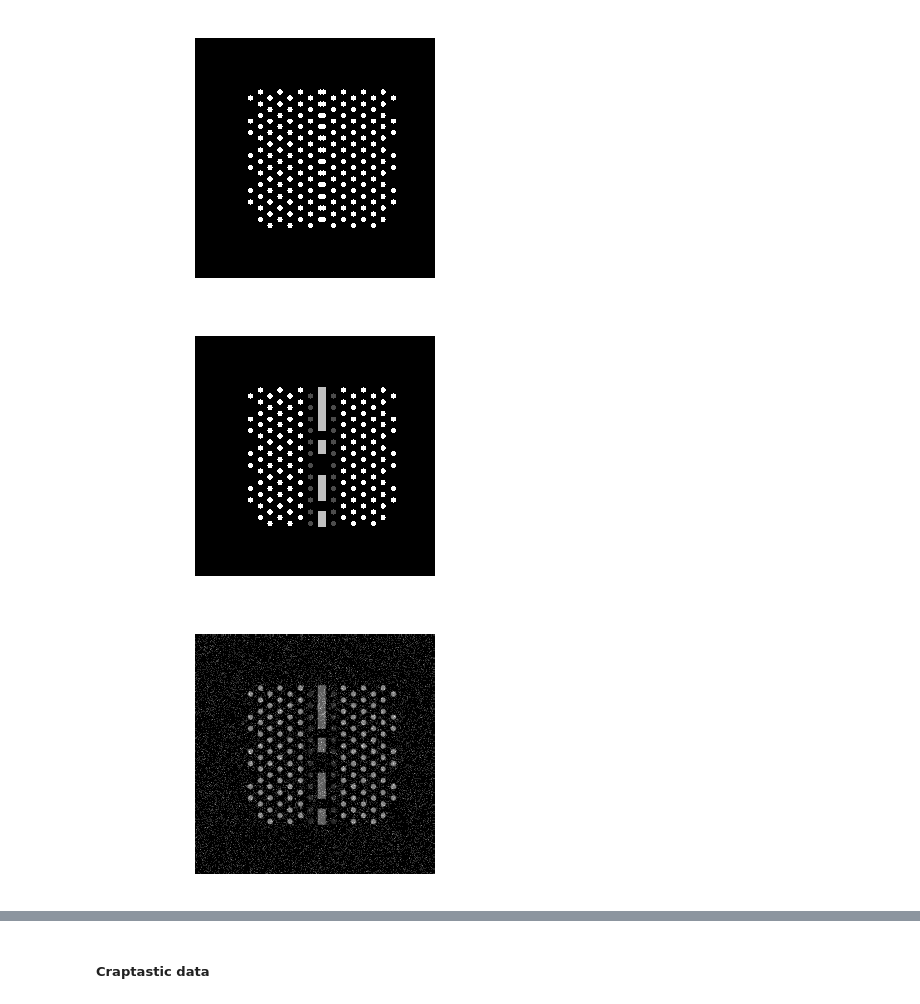
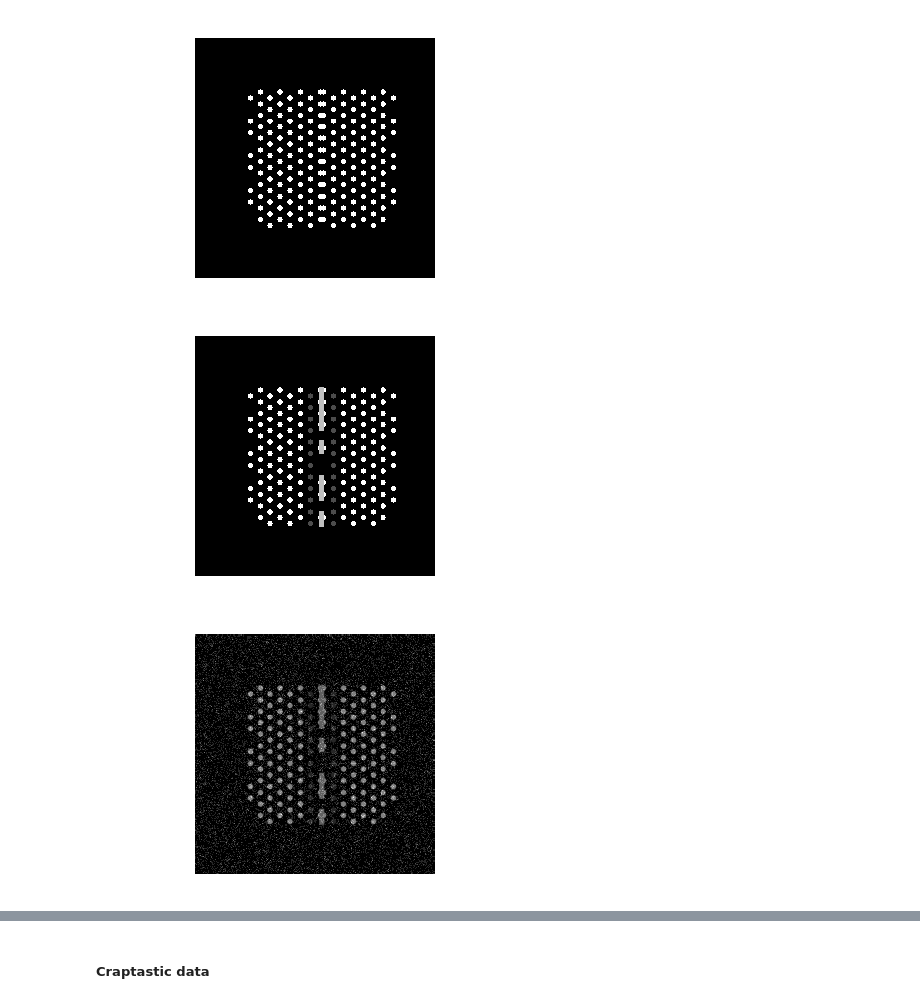
Before and after one commit to huskeypm/sparkdetection, a Jupyter notebook: mach/materialMatched.ipynb, the cells around one changed output, grey strips where cells are left out. Saved outputs shown, nothing was run; the diff lists cells and outputs as text; code cells hidden in the pictures.

```diff
--- a/mach/materialMatched.ipynb
+++ b/mach/materialMatched.ipynb
@@ -251,19 +251,19 @@ size  10.3902408929
 # %%
 fusedPore[:, 222:240]*=0.3
 fusedPore[:, 270:286]*=0.3
 
-fusedPore[100:380,247:263] = 0.75
+fusedPore[100:380,250:260] = 0.75
 fusedPore[132:152,244:264] = 0
 fusedPore[204:245,244:264] = 0
 fusedPore[274:292,244:264] = 0
 it.myplot(fusedPore)
 # %% [output]
-[figure, old version]
+[figure, new version]
 # %%
 fusedReal = GI.AddRealism(fusedPore)
 it.myplot(fusedReal)
 # %% [output]
-[figure, old version]
+[figure, new version]
 # %%
 fusedXtal = fusedReal[305:327,318:358]
 it.myplot(fusedXtal)
```
Also changed, not shown: parts of 15 cells of this notebook, 5 other files.
